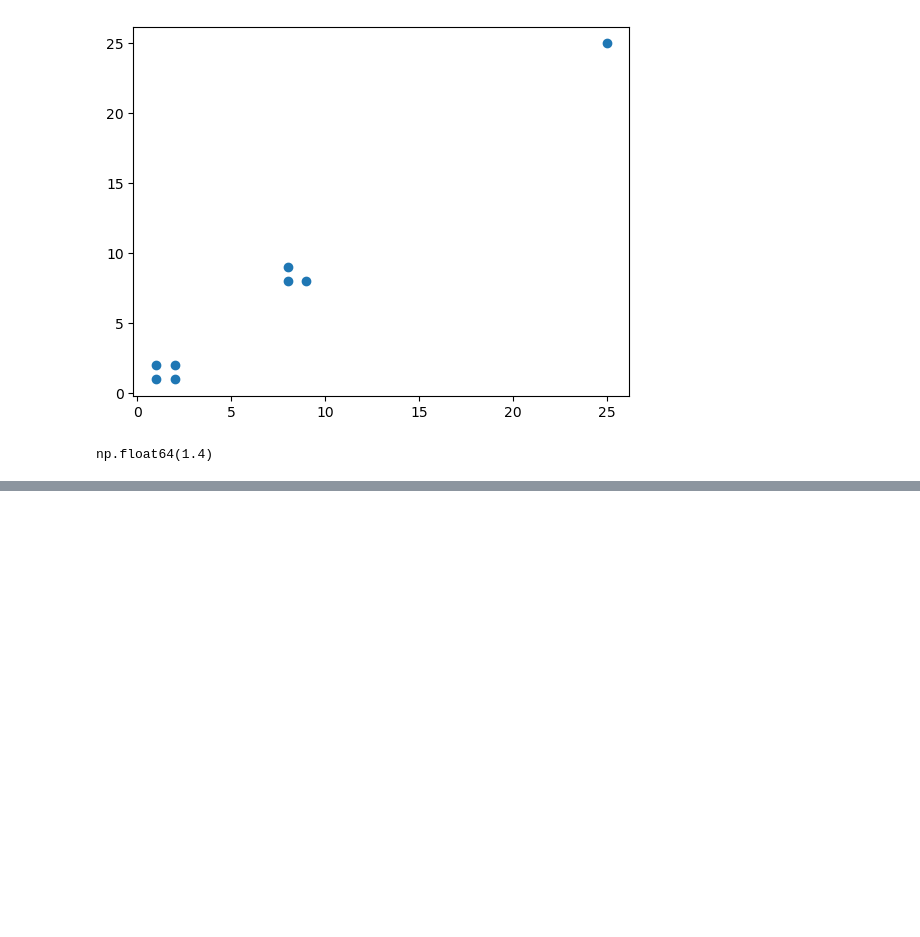
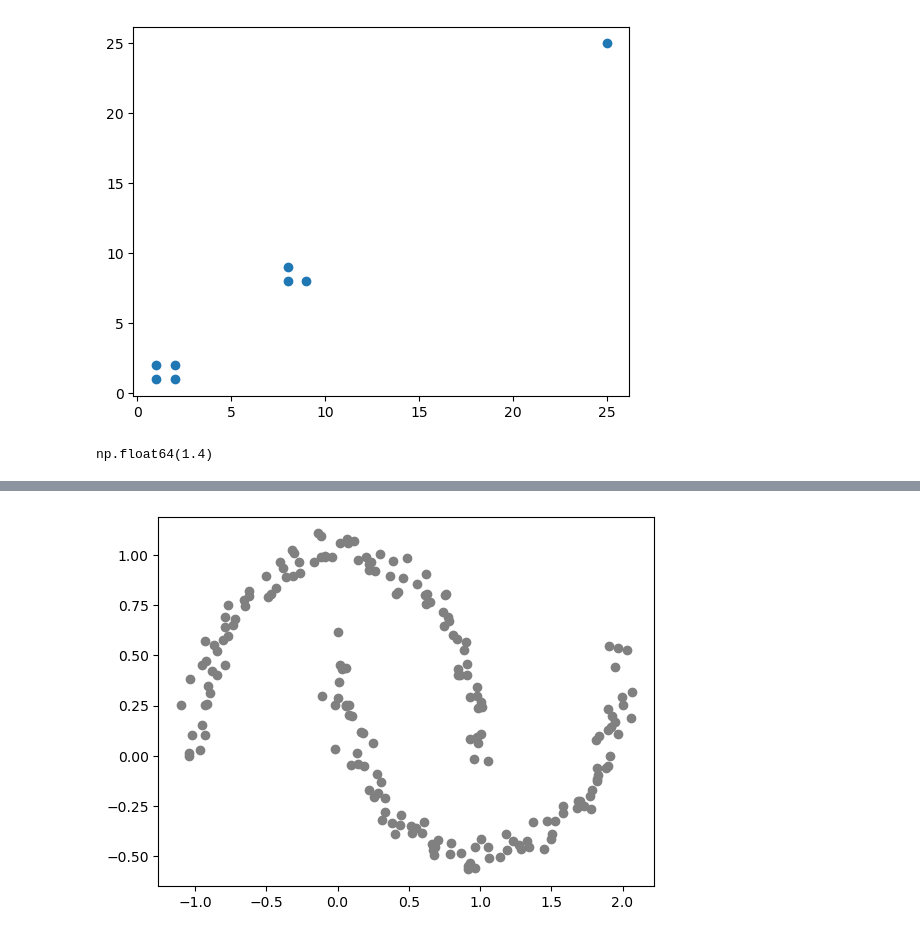
Before and after one commit to skn29teacher/skn29_lecture, a Jupyter notebook: 머신러닝/09.군집/DBSCAN.ipynb, the cells around one changed output, grey strips where cells are left out. Cells and saved outputs as stored; diff of their text form; code cells hidden in the pictures; blank space fills up the shorter version.

```diff
--- a/머신러닝/09.군집/DBSCAN.ipynb
+++ b/머신러닝/09.군집/DBSCAN.ipynb
@@ -48,0 +49,14 @@ X = np.vstack([X,noise])
+# %%
+# step 1 초기화(모든점 미방문)
+UNVISITED = -1
+NOISE = -2
+n = len(X)
+labels = np.full(n, UNVISITED)
+
+esp = 1.0
+min_samples = 5
+cluster_id = 0
+plt.scatter(X[:,0], X[:,1],c='gray')
+plt.show()
+# %% [output]
+[figure, added]
```
Also changed, not shown: parts of 3 cells of this notebook.
